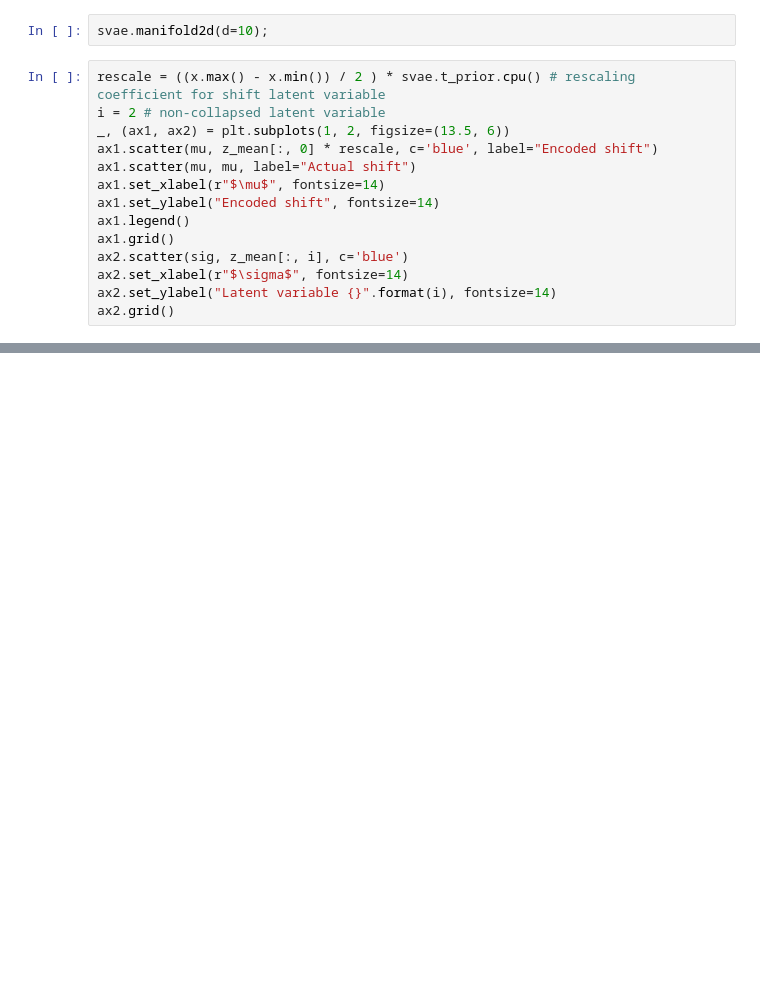
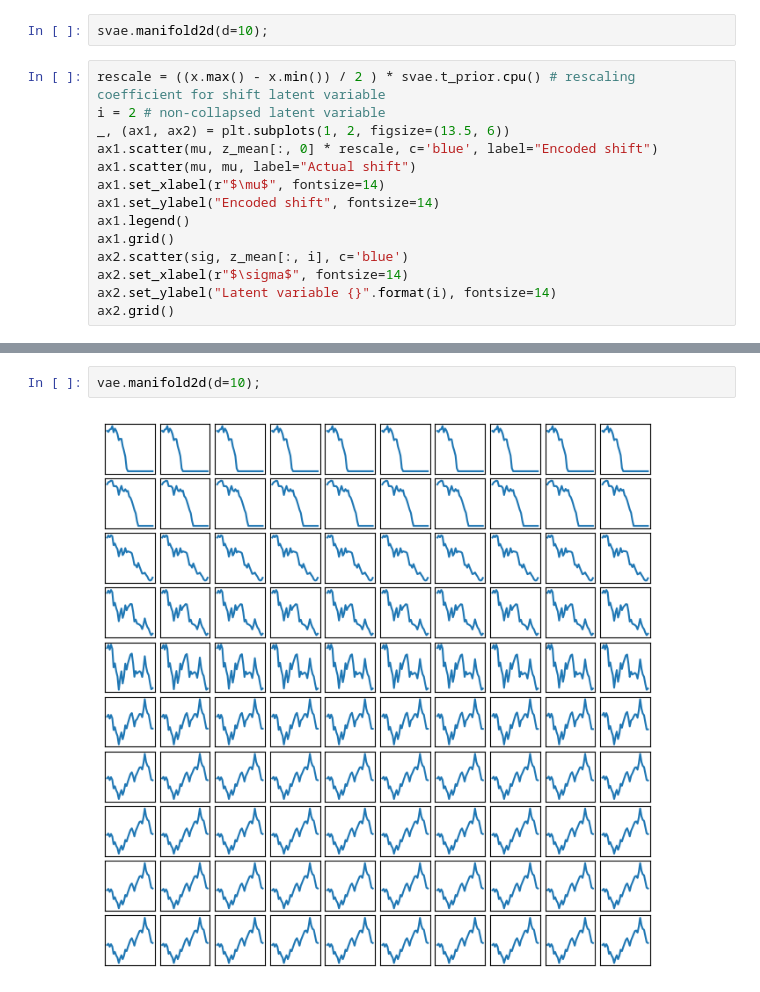
Before and after one commit to josephko91/ice-mp-su24, a Jupyter notebook: ml_examples/pyroved_example.ipynb, the cells around one changed output, grey strips where cells are left out. Saved outputs shown, nothing was run; the diff lists cells and outputs as text; blank space fills up the shorter version.

```diff
--- a/ml_examples/pyroved_example.ipynb
+++ b/ml_examples/pyroved_example.ipynb
@@ -141,0 +245,4 @@ ax2.grid()
+# %%
+vae.manifold2d(d=10);
+# %% [output]
+[figure, added]
```
Also changed, not shown: parts of 14 cells of this notebook.
